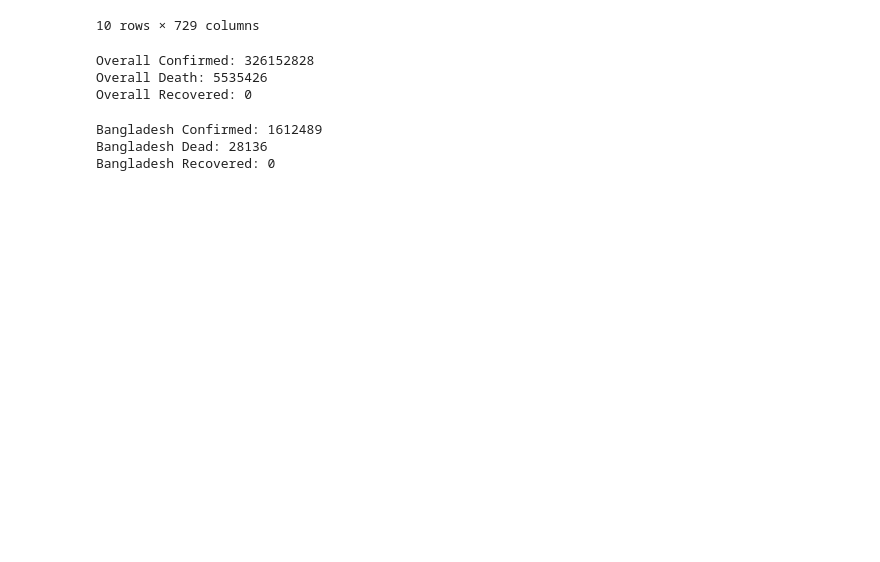
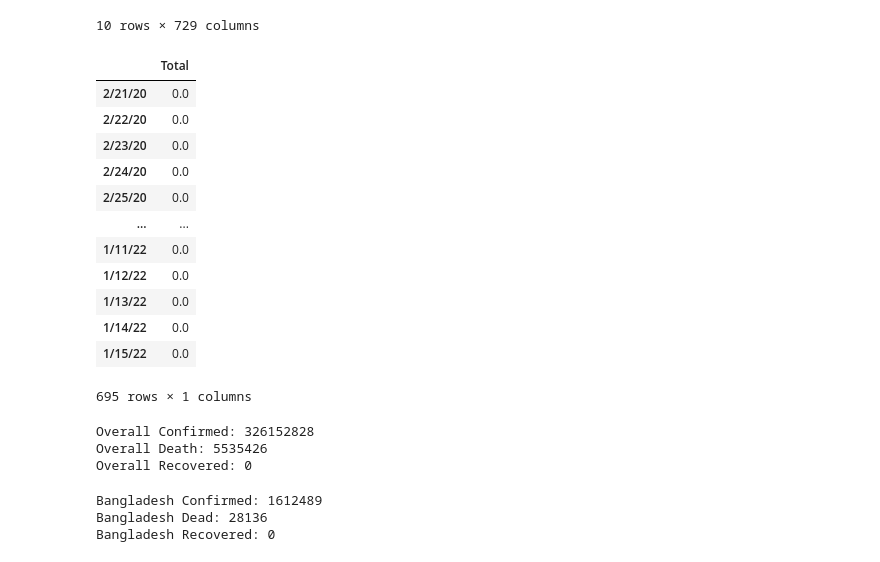
Before and after one commit to abidshafee/Covid-19-Dashboard, a Jupyter notebook: Covid_19_Dashboard.ipynb, the cells around one changed output. Drawn from its saved outputs; the diff is of its cells as text; code cells hidden in the pictures; blank space fills up the shorter version.

```diff
--- a/Covid_19_Dashboard.ipynb
+++ b/Covid_19_Dashboard.ipynb
@@ -18,7 +18,8 @@ import dash_bootstrap_components as dbc
 # %%
 confirmed_case = 'https://raw.githubusercontent.com/CSSEGISandData/COVID-19/master/csse_covid_19_data/csse_covid_19_time_series/time_series_covid19_confirmed_global.csv'
 death_case = 'https://raw.githubusercontent.com/CSSEGISandData/COVID-19/master/csse_covid_19_data/csse_covid_19_time_series/time_series_covid19_deaths_global.csv'
-recovered = 'https://raw.githubusercontent.com/CSSEGISandData/COVID-19/master/csse_covid_19_data/csse_covid_19_time_series/time_series_covid19_recovered_global.csv'
+# recovered = 'https://raw.githubusercontent.com/CSSEGISandData/COVID-19/master/csse_covid_19_data/csse_covid_19_time_series/time_series_covid19_recovered_global.csv'
+recovered = 'https://raw.githubusercontent.com/abidshafee/Covid-19-Dashboard/main/time_series_covid19_recovered_global.csv'
 
 df_confirmed = pd.read_csv(confirmed_case)
 df_death = pd.read_csv(death_case) #error_bad_lines=False
@@ -63,7 +64,21 @@ def prcs_data(data, country="Bangladesh", win=3):
     df = pd.DataFrame(final_data, columns=['Total'])
     return df
 # %%
-prcs_data(df_confirmed)
+prcs_data(df_recovered)
+# %% [output]
+|  | Total |
+| 2/21/20 | 0.0 |
+| 2/22/20 | 0.0 |
+| 2/23/20 | 0.0 |
+| 2/24/20 | 0.0 |
+| 2/25/20 | 0.0 |
+| ... | ... |
+| 1/11/22 | 0.0 |
+| 1/12/22 | 0.0 |
+| 1/13/22 | 0.0 |
+| 1/14/22 | 0.0 |
+| 1/15/22 | 0.0 |
+695 rows × 1 columns
 # %%
 # get overall worldwide total for confirmed, recovered and death cases
 def get_overall(df):
```
Also changed, not shown: parts of 2 cells of this notebook.
